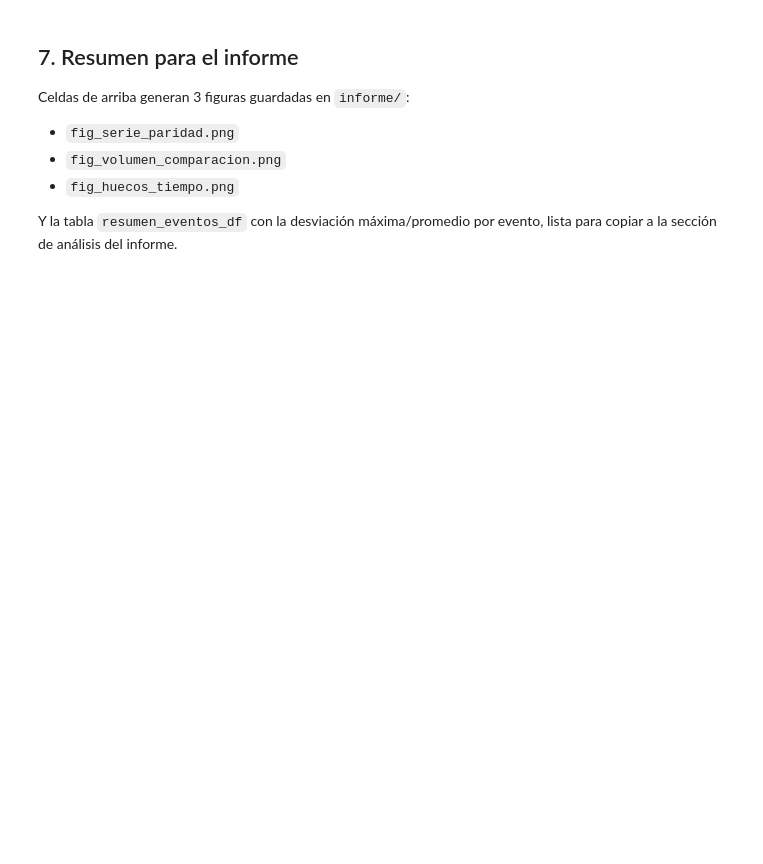
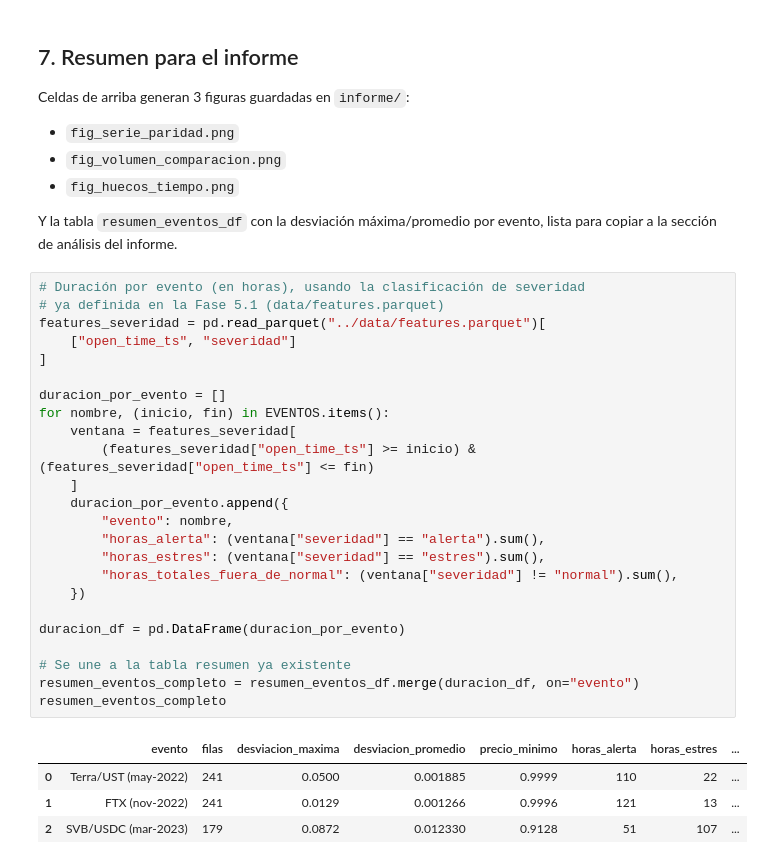
Before and after one commit to johnmarlon-chavez/stablecoin-depeg-detection, a Jupyter notebook: notebooks/03_eda.ipynb, the cells around one changed output. Drawn from its saved outputs; the diff is of its cells as text; blank space fills up the shorter version.

Commit message:
Fase 4.1: agregar duracion por evento (horas alerta/estres) a resumen_eventos

```diff
--- a/notebooks/03_eda.ipynb
+++ b/notebooks/03_eda.ipynb
@@ -188,3 +188,32 @@ Celdas de arriba generan 3 figuras guardadas en `informe/`:
 
 Y la tabla `resumen_eventos_df` con la desviación máxima/promedio por evento,
 lista para copiar a la sección de análisis del informe.
+# %%
+# Duración por evento (en horas), usando la clasificación de severidad
+# ya definida en la Fase 5.1 (data/features.parquet)
+features_severidad = pd.read_parquet("../data/features.parquet")[
+    ["open_time_ts", "severidad"]
+]
+
+duracion_por_evento = []
+for nombre, (inicio, fin) in EVENTOS.items():
+    ventana = features_severidad[
+        (features_severidad["open_time_ts"] >= inicio) & (features_severidad["open_time_ts"] <= fin)
+    ]
+    duracion_por_evento.append({
+        "evento": nombre,
+        "horas_alerta": (ventana["severidad"] == "alerta").sum(),
+        "horas_estres": (ventana["severidad"] == "estres").sum(),
+        "horas_totales_fuera_de_normal": (ventana["severidad"] != "normal").sum(),
+    })
+
+duracion_df = pd.DataFrame(duracion_por_evento)
+
+# Se une a la tabla resumen ya existente
+resumen_eventos_completo = resumen_eventos_df.merge(duracion_df, on="evento")
+resumen_eventos_completo
+# %% [output]
+|  | evento | filas | desviacion_maxima | desviacion_promedio | precio_minimo | horas_alerta | horas_estres | ... |
+| 0 | Terra/UST (may-2022) | 241 | 0.0500 | 0.001885 | 0.9999 | 110 | 22 | ... |
+| 1 | FTX (nov-2022) | 241 | 0.0129 | 0.001266 | 0.9996 | 121 | 13 | ... |
+| 2 | SVB/USDC (mar-2023) | 179 | 0.0872 | 0.012330 | 0.9128 | 51 | 107 | ... |
```
Also changed, not shown: parts of 2 cells of this notebook.
